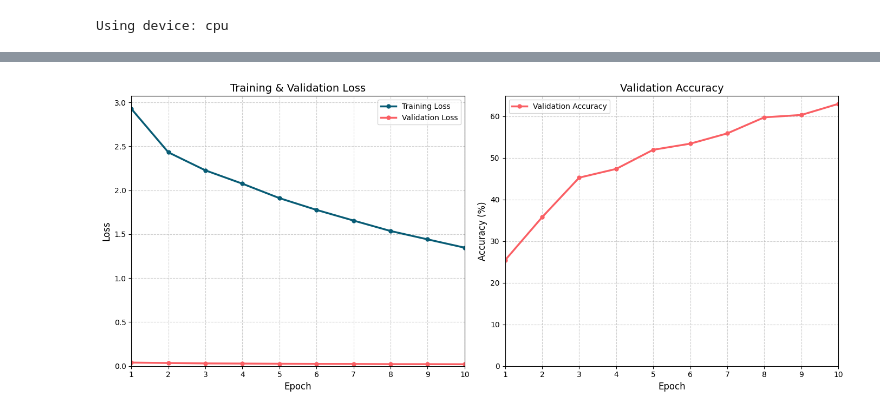
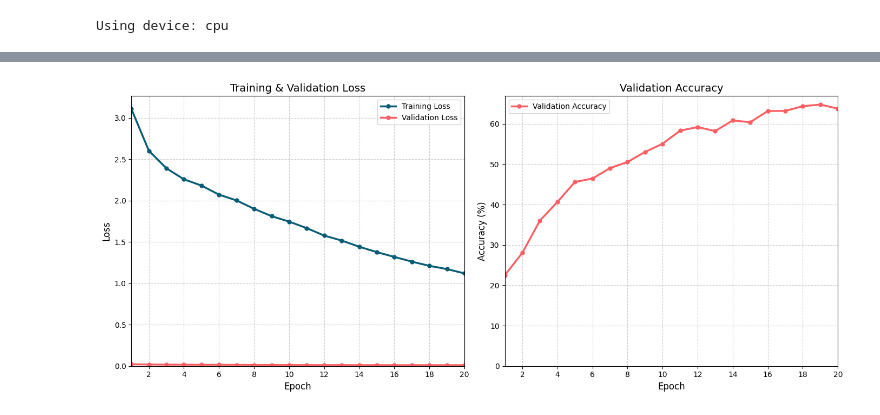
Before and after one commit to oluwadamme/python-ml, a Jupyter notebook: c1-m3-exercise/C1M3_Assignment.ipynb, the cells around one changed output, grey strips where cells are left out. Saved outputs shown, nothing was run; the diff lists cells and outputs as text; code cells hidden in the pictures.

```diff
--- a/c1-m3-exercise/C1M3_Assignment.ipynb
+++ b/c1-m3-exercise/C1M3_Assignment.ipynb
@@ -727,7 +727,7 @@ If you need a little help, here's a more detailed guide for each section:
 </details>
 # %%
 # GRADED FUNCTION : get_dataloaders
-batch_size=64
+batch_size=128
 train_dataset = SubsetWithTransform(root_dir=data_path, df_info=train_df_labels,dataset_path="train", transform=train_transform_with_augmentation)
 val_dataset = SubsetWithTransform(root_dir=data_path, df_info=val_df_labels,dataset_path="val", transform=val_main_transform)
 test_dataset = SubsetWithTransform(root_dir=data_path,df_info=test_df_labels,dataset_path="test", transform=test_main_transform)
@@ -925,7 +925,7 @@ def evaluate(model, test_loader,loss_function, device):
     return epoch_val_loss, accuracy
 # %%
 import copy
-num_epochs = 10
+num_epochs = 20
 # Move the model to the specified device (CPU or GPU)
 model.to(device)
 
@@ -989 +989 @@ Epoch [10/10], Train Loss: 1.3470, Val Loss: 0.0207, Val Accuracy: 63.00%
-[figure, old version]
+[figure, new version]
```
Also changed, not shown: parts of 4 cells of this notebook, 6 other files.
